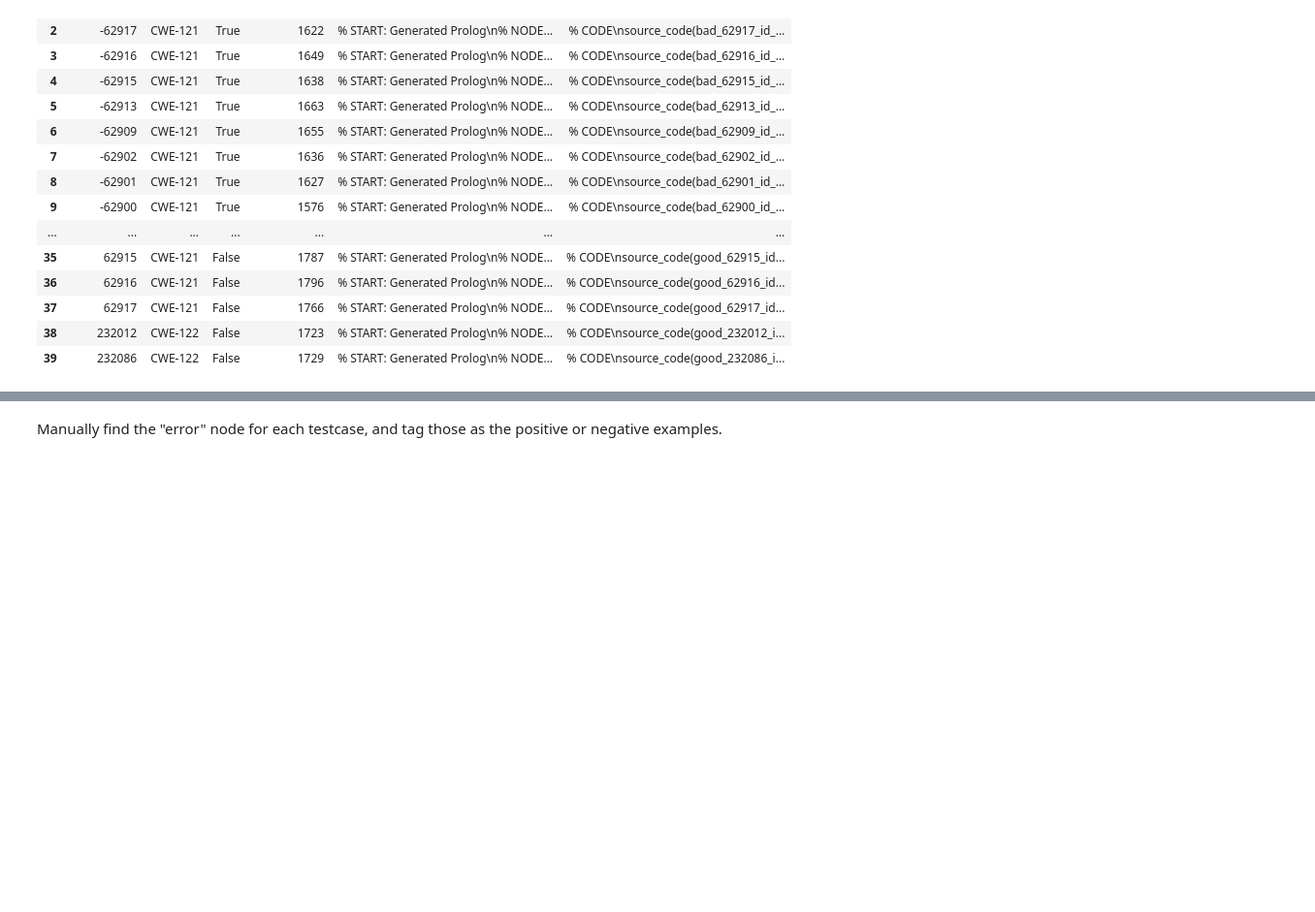
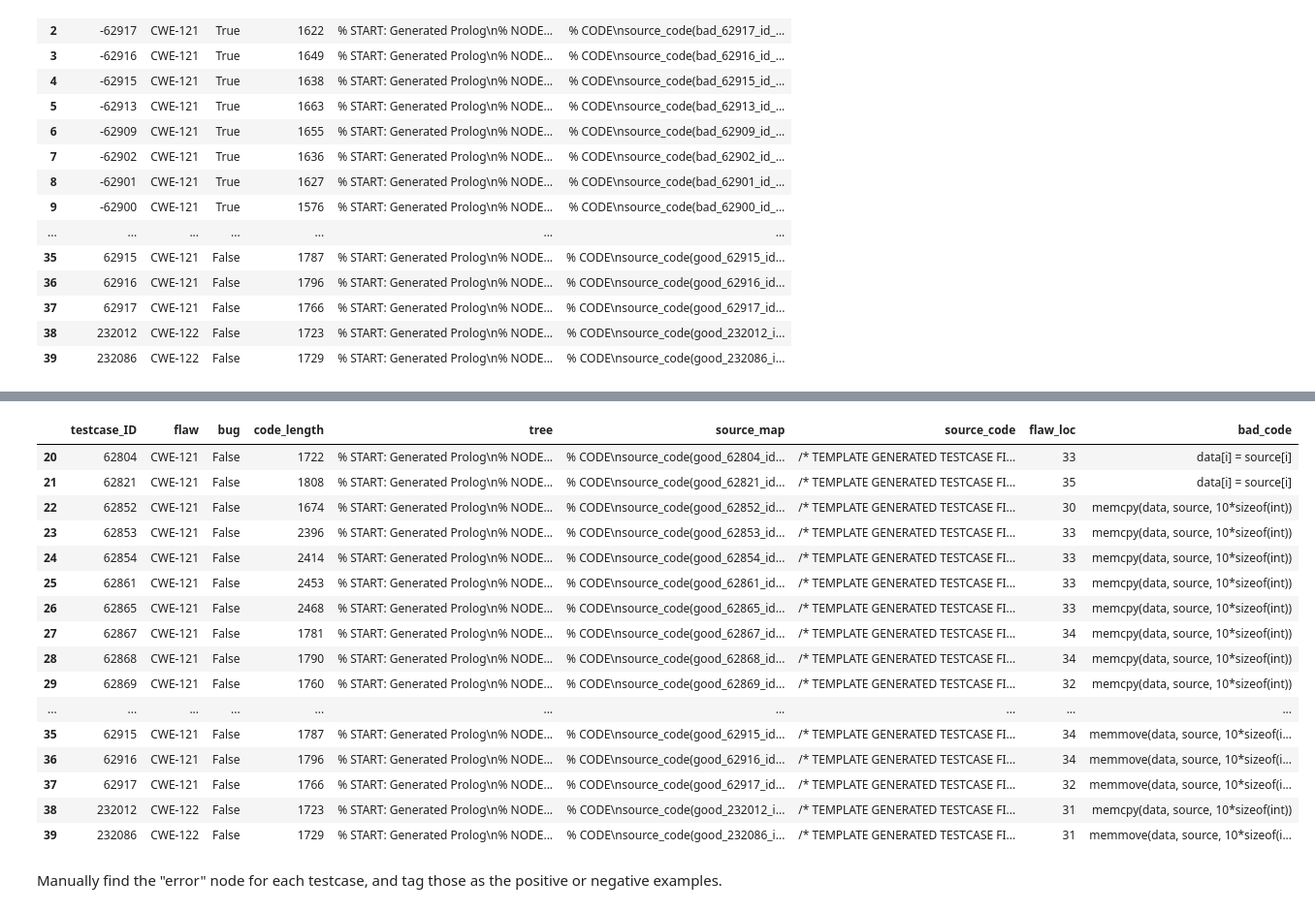
Before and after one commit to dj311/uob-summer-project, a Jupyter notebook: code/joern-ey-into-progol.ipynb, the cells around one changed output, grey strips where cells are left out. Shown at 97% size. Drawn from its saved outputs; the diff is of its cells as text; code cells hidden in the pictures; blank space fills up the shorter version.

```diff
--- a/code/joern-ey-into-progol.ipynb
+++ b/code/joern-ey-into-progol.ipynb
@@ -58,6 +123,26 @@ prolog
 # %%
 good_examples = prolog[prolog['bug'] == False]
 bad_examples = prolog[prolog['bug'] == True]
+# %%
+good_examples
+# %% [output]
+|  | testcase_ID | flaw | bug | code_length | tree | source_map | source_code | flaw_loc | bad_code |
+| 20 | 62804 | CWE-121 | False | 1722 | % START: Generated Prolog\n% NODE... | % CODE\nsource_code(good_62804_id... | /* TEMPLATE GENERATED TESTCASE FI... | 33 | data[i] = source[i] |
+| 21 | 62821 | CWE-121 | False | 1808 | % START: Generated Prolog\n% NODE... | % CODE\nsource_code(good_62821_id... | /* TEMPLATE GENERATED TESTCASE FI... | 35 | data[i] = source[i] |
+| 22 | 62852 | CWE-121 | False | 1674 | % START: Generated Prolog\n% NODE... | % CODE\nsource_code(good_62852_id... | /* TEMPLATE GENERATED TESTCASE FI... | 30 | memcpy(data, source, 10*sizeof(int)) |
+| 23 | 62853 | CWE-121 | False | 2396 | % START: Generated Prolog\n% NODE... | % CODE\nsource_code(good_62853_id... | /* TEMPLATE GENERATED TESTCASE FI... | 33 | memcpy(data, source, 10*sizeof(int)) |
+| 24 | 62854 | CWE-121 | False | 2414 | % START: Generated Prolog\n% NODE... | % CODE\nsource_code(good_62854_id... | /* TEMPLATE GENERATED TESTCASE FI... | 33 | memcpy(data, source, 10*sizeof(int)) |
+| 25 | 62861 | CWE-121 | False | 2453 | % START: Generated Prolog\n% NODE... | % CODE\nsource_code(good_62861_id... | /* TEMPLATE GENERATED TESTCASE FI... | 33 | memcpy(data, source, 10*sizeof(int)) |
+| 26 | 62865 | CWE-121 | False | 2468 | % START: Generated Prolog\n% NODE... | % CODE\nsource_code(good_62865_id... | /* TEMPLATE GENERATED TESTCASE FI... | 33 | memcpy(data, source, 10*sizeof(int)) |
+| 27 | 62867 | CWE-121 | False | 1781 | % START: Generated Prolog\n% NODE... | % CODE\nsource_code(good_62867_id... | /* TEMPLATE GENERATED TESTCASE FI... | 34 | memcpy(data, source, 10*sizeof(int)) |
+| 28 | 62868 | CWE-121 | False | 1790 | % START: Generated Prolog\n% NODE... | % CODE\nsource_code(good_62868_id... | /* TEMPLATE GENERATED TESTCASE FI... | 34 | memcpy(data, source, 10*sizeof(int)) |
+| 29 | 62869 | CWE-121 | False | 1760 | % START: Generated Prolog\n% NODE... | % CODE\nsource_code(good_62869_id... | /* TEMPLATE GENERATED TESTCASE FI... | 32 | memcpy(data, source, 10*sizeof(int)) |
+| ... | ... | ... | ... | ... | ... | ... | ... | ... | ... |
+| 35 | 62915 | CWE-121 | False | 1787 | % START: Generated Prolog\n% NODE... | % CODE\nsource_code(good_62915_id... | /* TEMPLATE GENERATED TESTCASE FI... | 34 | memmove(data, source, 10*sizeof(i... |
+| 36 | 62916 | CWE-121 | False | 1796 | % START: Generated Prolog\n% NODE... | % CODE\nsource_code(good_62916_id... | /* TEMPLATE GENERATED TESTCASE FI... | 34 | memmove(data, source, 10*sizeof(i... |
+| 37 | 62917 | CWE-121 | False | 1766 | % START: Generated Prolog\n% NODE... | % CODE\nsource_code(good_62917_id... | /* TEMPLATE GENERATED TESTCASE FI... | 32 | memmove(data, source, 10*sizeof(i... |
+| 38 | 232012 | CWE-122 | False | 1723 | % START: Generated Prolog\n% NODE... | % CODE\nsource_code(good_232012_i... | /* TEMPLATE GENERATED TESTCASE FI... | 31 | memcpy(data, source, 10*sizeof(int)) |
+| 39 | 232086 | CWE-122 | False | 1729 | % START: Generated Prolog\n% NODE... | % CODE\nsource_code(good_232086_i... | /* TEMPLATE GENERATED TESTCASE FI... | 31 | memmove(data, source, 10*sizeof(i... |
 # %%
 def extract_node_ids(tree):
     nodes = set()
```
Also changed, not shown: parts of 14 cells of this notebook, 3 other files.
